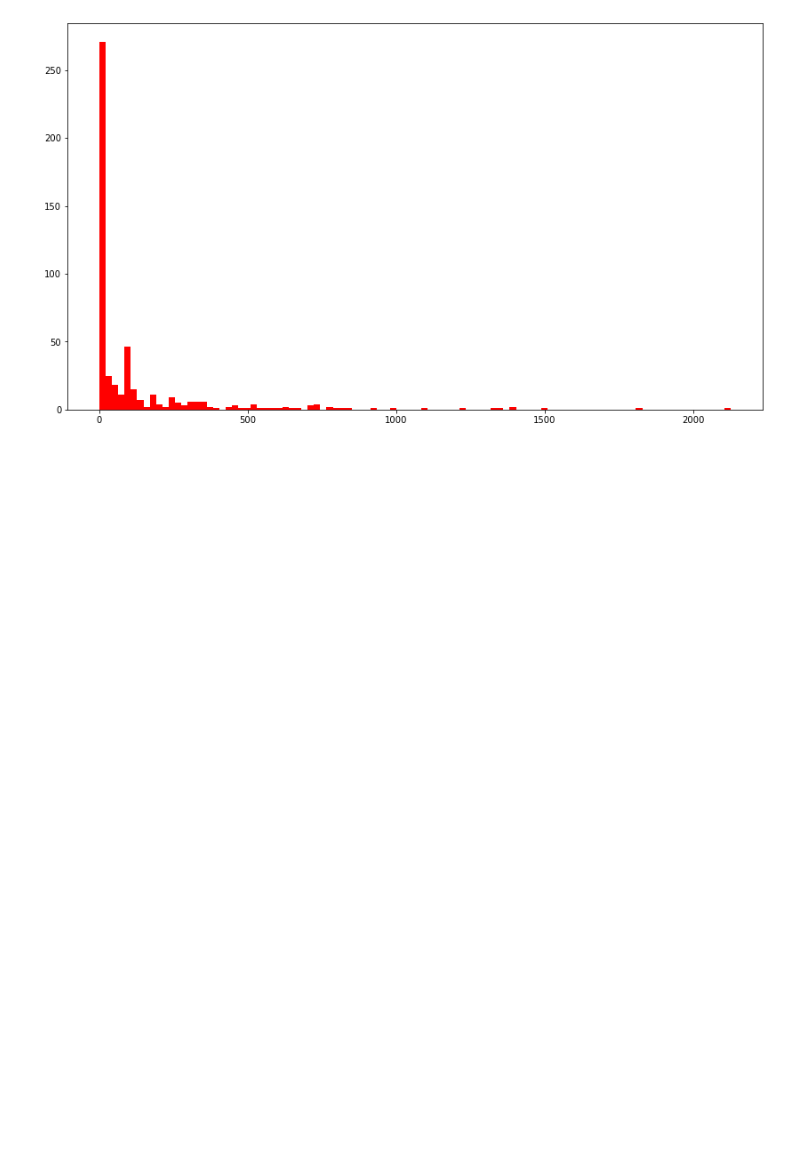
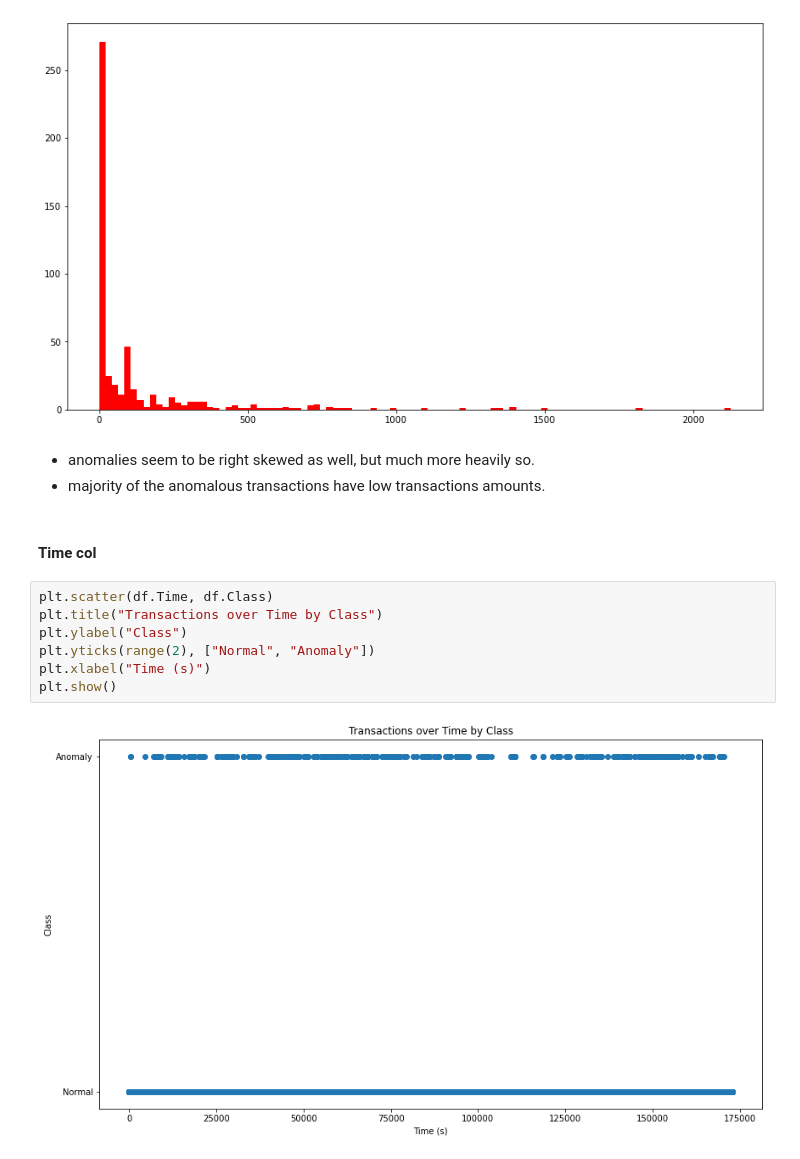
Before and after one commit to Joshua-Abok/mlops-w-creditcard-data, a Jupyter notebook: cc_dataset_analysis.ipynb, the cells around one changed output. Drawn from its saved outputs; the diff is of its cells as text; blank space fills up the shorter version.

```diff
--- a/cc_dataset_analysis.ipynb
+++ b/cc_dataset_analysis.ipynb
@@ -200,3 +200,17 @@ plt.hist(anomalies.Amount, bins=bins, color="red")
 plt.show()
 # %% [output]
 [figure]
+# %% [markdown]
+* anomalies seem to be right skewed as well, but much more heavily so.
+* majority of the anomalous transactions have low transactions amounts.
+# %% [markdown]
+#### Time col
+# %%
+plt.scatter(df.Time, df.Class)
+plt.title("Transactions over Time by Class")
+plt.ylabel("Class")
+plt.yticks(range(2), ["Normal", "Anomaly"])
+plt.xlabel("Time (s)")
+plt.show()
+# %% [output]
+[figure, added]
```
